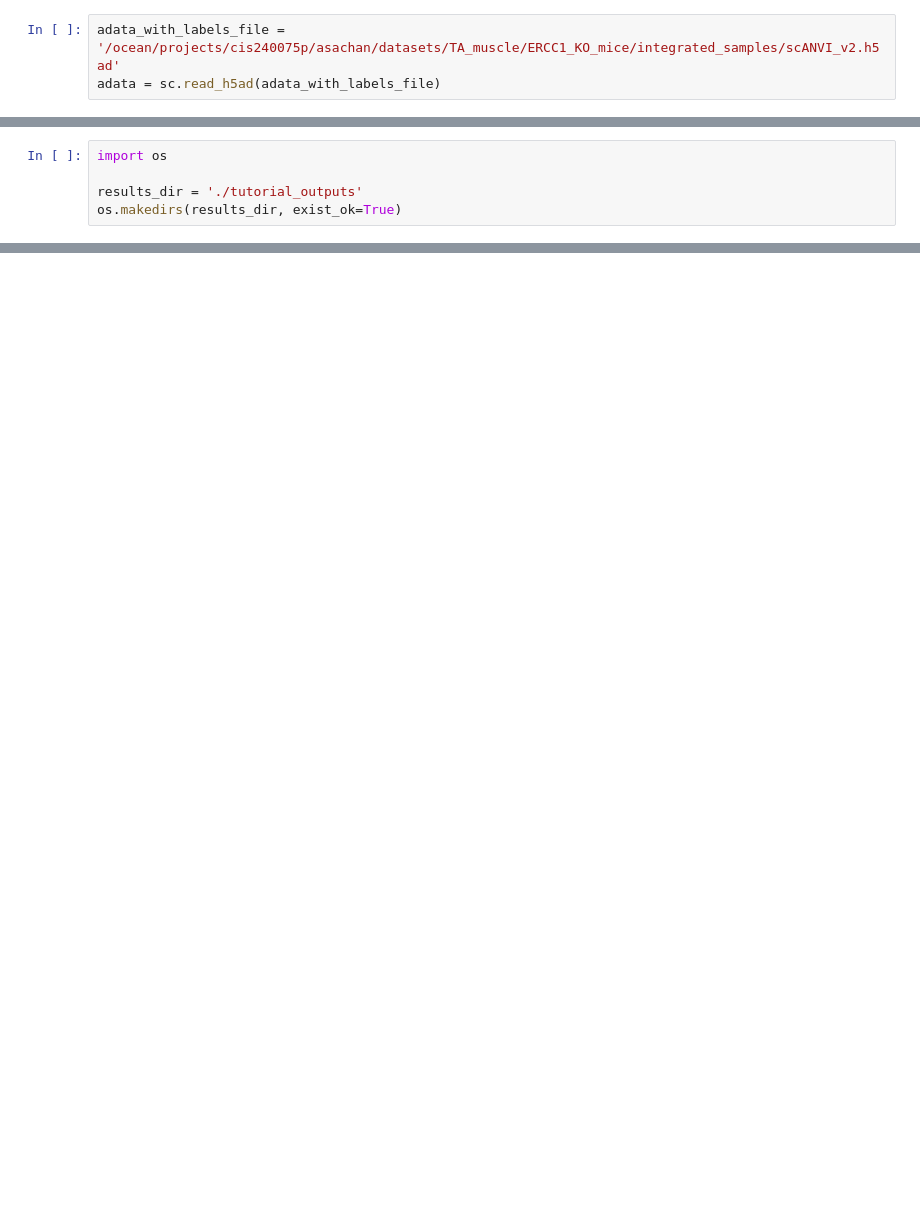
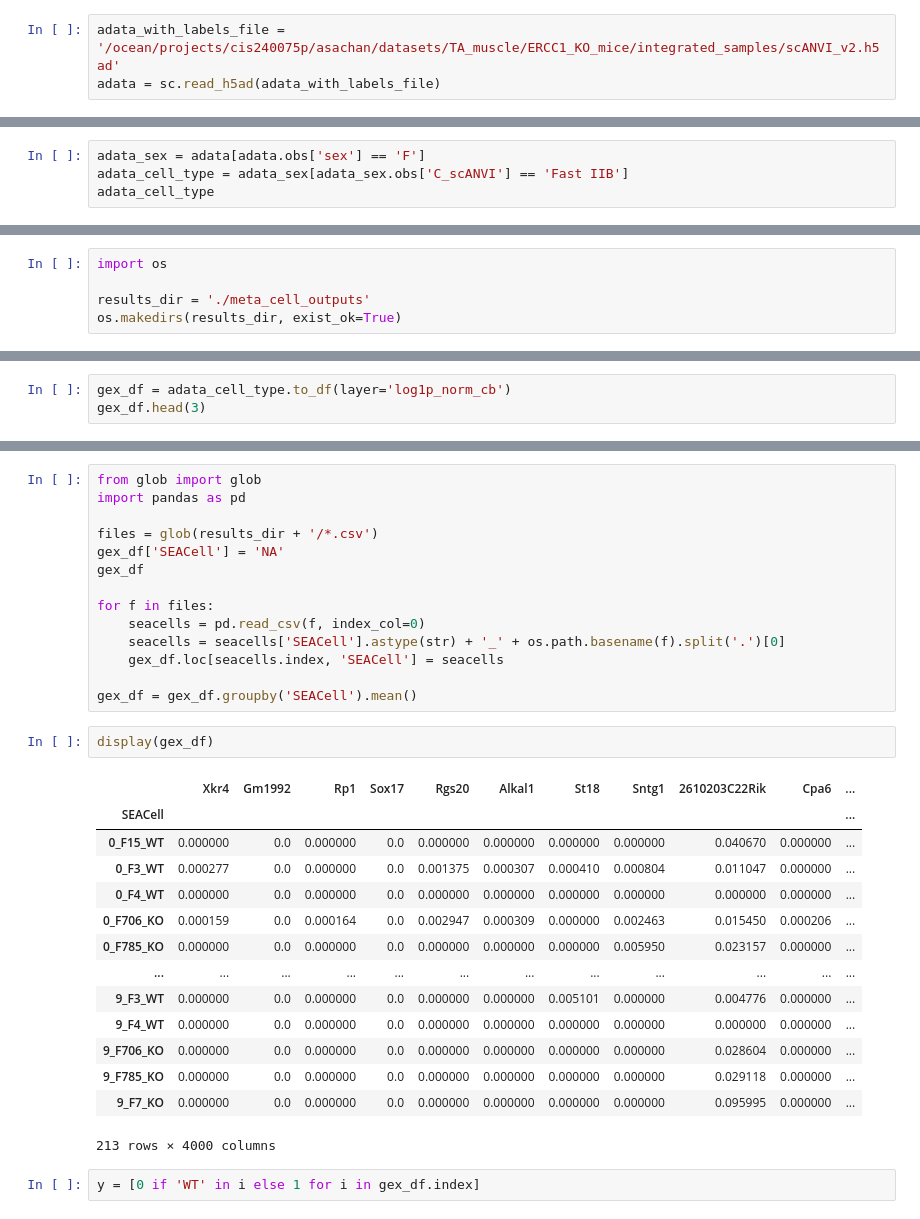
Before and after one commit to akanksha-sachan/TA_muscle_ageing, a Jupyter notebook: py_scripts/slide_analysis/meta_cell.ipynb, the cells around one changed output, grey strips where cells are left out. Cells and saved outputs as stored; diff of their text form; blank space fills up the shorter version.

Commit message:
made metacells for female fastIIB

```diff
--- a/py_scripts/slide_analysis/meta_cell.ipynb
+++ b/py_scripts/slide_analysis/meta_cell.ipynb
@@ -29,0 +42,4 @@ sc.pl.pca(adata, color='sample')
+# %%
+adata_sex = adata[adata.obs['sex'] == 'F']
+adata_cell_type = adata_sex[adata_sex.obs['C_scANVI'] == 'Fast IIB']
+adata_cell_type
@@ -30,7 +68,7 @@ sc.pl.pca(adata, color='sample')
 # %%
 import os
 
-results_dir = './tutorial_outputs'
+results_dir = './meta_cell_outputs'
 os.makedirs(results_dir, exist_ok=True)
 # %%
 from metashells.seashells import SeaShells
@@ -46,0 +115,3 @@ conch.run()
+# %%
+gex_df = adata_cell_type.to_df(layer='log1p_norm_cb')
+gex_df.head(3)
@@ -46,0 +124,33 @@ conch.run()
+# %%
+from glob import glob
+import pandas as pd
+
+files = glob(results_dir + '/*.csv')
+gex_df['SEACell'] = 'NA'
+gex_df
+
+for f in files:
+    seacells = pd.read_csv(f, index_col=0)
+    seacells = seacells['SEACell'].astype(str) + '_' + os.path.basename(f).split('.')[0]
+    gex_df.loc[seacells.index, 'SEACell'] = seacells
+
+gex_df = gex_df.groupby('SEACell').mean()
+# %%
+display(gex_df)
+# %% [output]
+|  | Xkr4 | Gm1992 | Rp1 | Sox17 | Rgs20 | Alkal1 | St18 | Sntg1 | 2610203C22Rik | Cpa6 | ... |
+| SEACell |  |  |  |  |  |  |  |  |  |  | ... |
+| 0_F15_WT | 0.000000 | 0.0 | 0.000000 | 0.0 | 0.000000 | 0.000000 | 0.000000 | 0.000000 | 0.040670 | 0.000000 | ... |
+| 0_F3_WT | 0.000277 | 0.0 | 0.000000 | 0.0 | 0.001375 | 0.000307 | 0.000410 | 0.000804 | 0.011047 | 0.000000 | ... |
+| 0_F4_WT | 0.000000 | 0.0 | 0.000000 | 0.0 | 0.000000 | 0.000000 | 0.000000 | 0.000000 | 0.000000 | 0.000000 | ... |
+| 0_F706_KO | 0.000159 | 0.0 | 0.000164 | 0.0 | 0.002947 | 0.000309 | 0.000000 | 0.002463 | 0.015450 | 0.000206 | ... |
+| 0_F785_KO | 0.000000 | 0.0 | 0.000000 | 0.0 | 0.000000 | 0.000000 | 0.000000 | 0.005950 | 0.023157 | 0.000000 | ... |
+| ... | ... | ... | ... | ... | ... | ... | ... | ... | ... | ... | ... |
+| 9_F3_WT | 0.000000 | 0.0 | 0.000000 | 0.0 | 0.000000 | 0.000000 | 0.005101 | 0.000000 | 0.004776 | 0.000000 | ... |
+| 9_F4_WT | 0.000000 | 0.0 | 0.000000 | 0.0 | 0.000000 | 0.000000 | 0.000000 | 0.000000 | 0.000000 | 0.000000 | ... |
+| 9_F706_KO | 0.000000 | 0.0 | 0.000000 | 0.0 | 0.000000 | 0.000000 | 0.000000 | 0.000000 | 0.028604 | 0.000000 | ... |
+| 9_F785_KO | 0.000000 | 0.0 | 0.000000 | 0.0 | 0.000000 | 0.000000 | 0.000000 | 0.000000 | 0.029118 | 0.000000 | ... |
+| 9_F7_KO | 0.000000 | 0.0 | 0.000000 | 0.0 | 0.000000 | 0.000000 | 0.000000 | 0.000000 | 0.095995 | 0.000000 | ... |
+213 rows × 4000 columns
+# %%
+y = [0 if 'WT' in i else 1 for i in gex_df.index]
```
Also changed, not shown: parts of 15 cells of this notebook, 4 other files.
